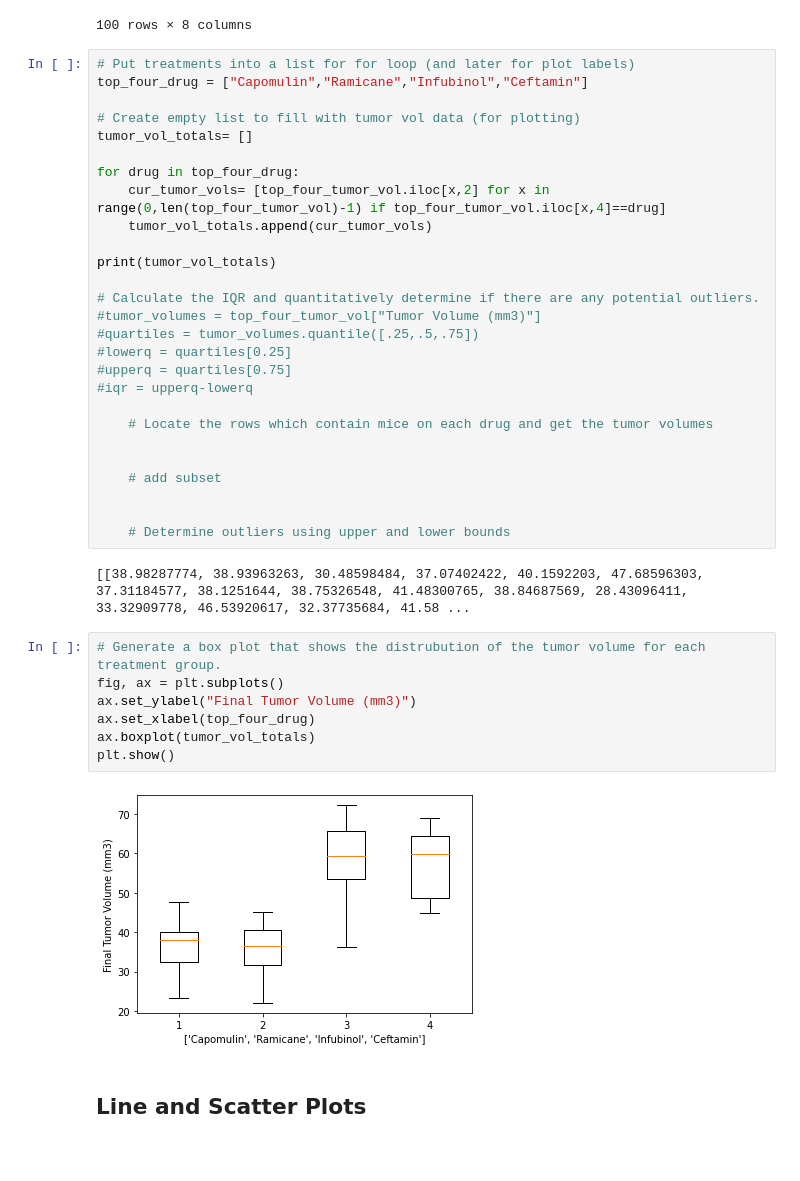
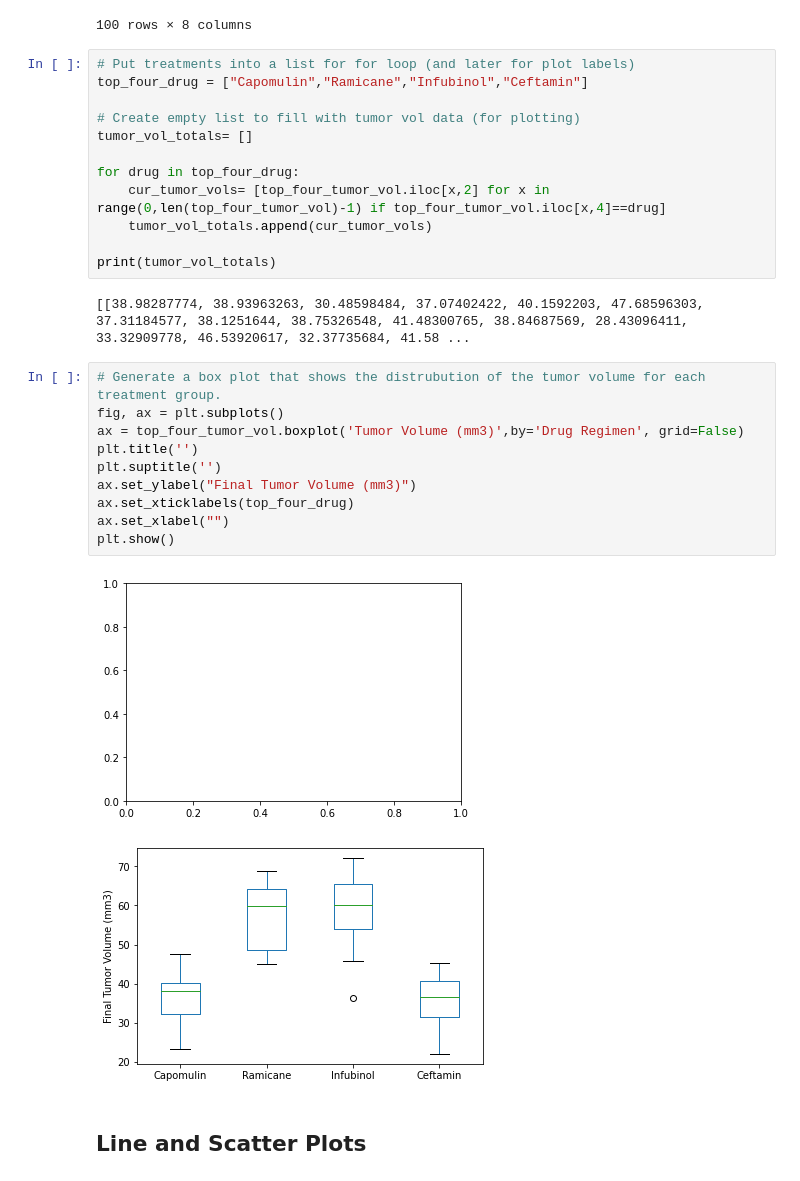
Before and after one commit to itanalytics/matplotlib-challenge, a Jupyter notebook: pymaceuticals_starter.ipynb, the cells around one changed output. Saved outputs shown, nothing was run; the diff lists cells and outputs as text; blank space fills up the shorter version.

```diff
--- a/pymaceuticals_starter.ipynb
+++ b/pymaceuticals_starter.ipynb
@@ -235,32 +235,21 @@ for drug in top_four_drug:
     tumor_vol_totals.append(cur_tumor_vols)
 
 print(tumor_vol_totals)
-
-# Calculate the IQR and quantitatively determine if there are any potential outliers.
-#tumor_volumes = top_four_tumor_vol["Tumor Volume (mm3)"]
-#quartiles = tumor_volumes.quantile([.25,.5,.75])
-#lowerq = quartiles[0.25]
-#upperq = quartiles[0.75]
-#iqr = upperq-lowerq
-
-    # Locate the rows which contain mice on each drug and get the tumor volumes
-
-
-    # add subset
-
-
-    # Determine outliers using upper and lower bounds
 # %% [output]
 [[38.98287774, 38.93963263, 30.48598484, 37.07402422, 40.1592203, 47.68596303, 37.31184577, 38.1251644, 38.75326548, 41.48300765, 38.84687569, 28.43096411, 33.32909778, 46.53920617, 32.37735684, 41.58 ...
 # %%
 # Generate a box plot that shows the distrubution of the tumor volume for each treatment group.
 fig, ax = plt.subplots()
+ax = top_four_tumor_vol.boxplot('Tumor Volume (mm3)',by='Drug Regimen', grid=False)
+plt.title('')
+plt.suptitle('')
 ax.set_ylabel("Final Tumor Volume (mm3)")
-ax.set_xlabel(top_four_drug)
-ax.boxplot(tumor_vol_totals)
+ax.set_xticklabels(top_four_drug)
+ax.set_xlabel("")
 plt.show()
 # %% [output]
-[figure, old version]
+[figure, new version]
+[figure, added]
 # %% [markdown]
 ## Line and Scatter Plots
 # %%
```
Also changed, not shown: parts of 1 cell of this notebook.
